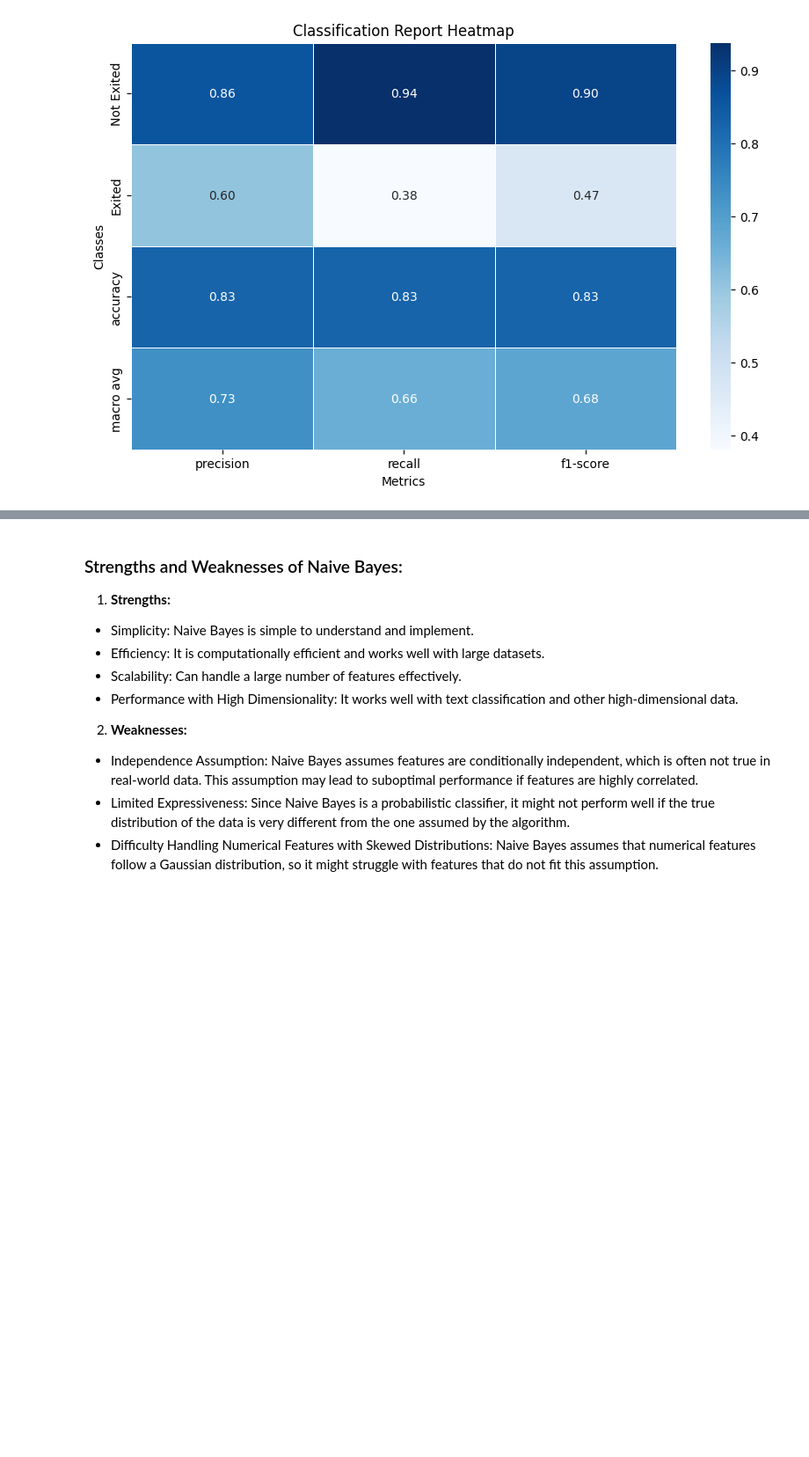
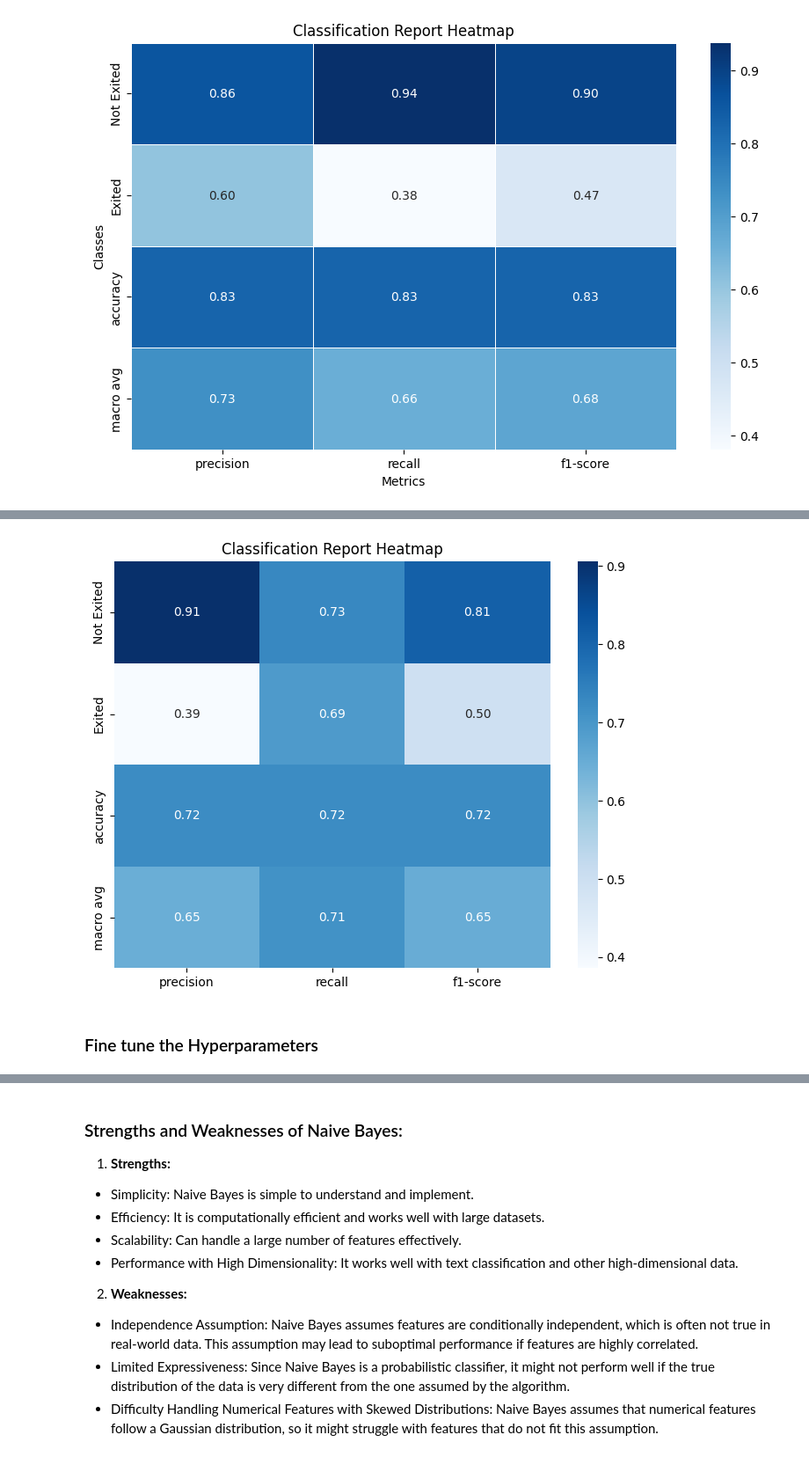
Before and after one commit to zayed95/churn_prediction, a Jupyter notebook: MLpython_code(1).ipynb, the cells around one changed output, grey strips where cells are left out. Shown at 88% size. Saved outputs shown, nothing was run; the diff lists cells and outputs as text; code cells hidden in the pictures; blank space fills up the shorter version.

```diff
--- a/MLpython_code(1).ipynb
+++ b/MLpython_code(1).ipynb
@@ -659,0 +663,28 @@ plt.show()
+# %%
+from sklearn.model_selection import StratifiedKFold
+
+# Define Stratified K-Fold Cross-Validation
+skf = StratifiedKFold(n_splits=5, shuffle=True, random_state=42)
+
+# Stratified KFold splits the data into training and validation sets
+for train_index, val_index in skf.split(X, y):
+    # Split the data into training and validation sets using the indices
+    X_train, X_val = X.iloc[train_index], X.iloc[val_index]
+    y_train, y_val = y.iloc[train_index], y.iloc[val_index]
+# %%
+from imblearn.over_sampling import SMOTE
+from sklearn.naive_bayes import GaussianNB
+from sklearn.metrics import classification_report
+
+# Define SMOTE and the model
+smote = SMOTE(random_state=42)
+model = GaussianNB()
+
+# Apply SMOTE only to the training data
+X_train_resampled, y_train_resampled = smote.fit_resample(X_train, y_train)
+
+# Train the Naive Bayes model
+model.fit(X_train_resampled, y_train_resampled)
+
+# Predict on the validation set
+y_pred = model.predict(X_val)
@@ -659,0 +728,14 @@ plt.show()
+# %%
+# Generate classification report as a DataFrame
+report = classification_report(y_val, y_pred, target_names=['Not Exited', 'Exited'], output_dict=True)
+report_df = pd.DataFrame(report).transpose()
+
+# Plot the heatmap
+plt.figure(figsize=(8, 6))
+sns.heatmap(report_df.iloc[:-1, :-1], annot=True, cmap='Blues', fmt='.2f', cbar=True)
+plt.title("Classification Report Heatmap")
+plt.show()
+# %% [output]
+[figure, added]
+# %% [markdown]
+### Fine tune the Hyperparameters
```
Also changed, not shown: parts of 26 cells of this notebook.
